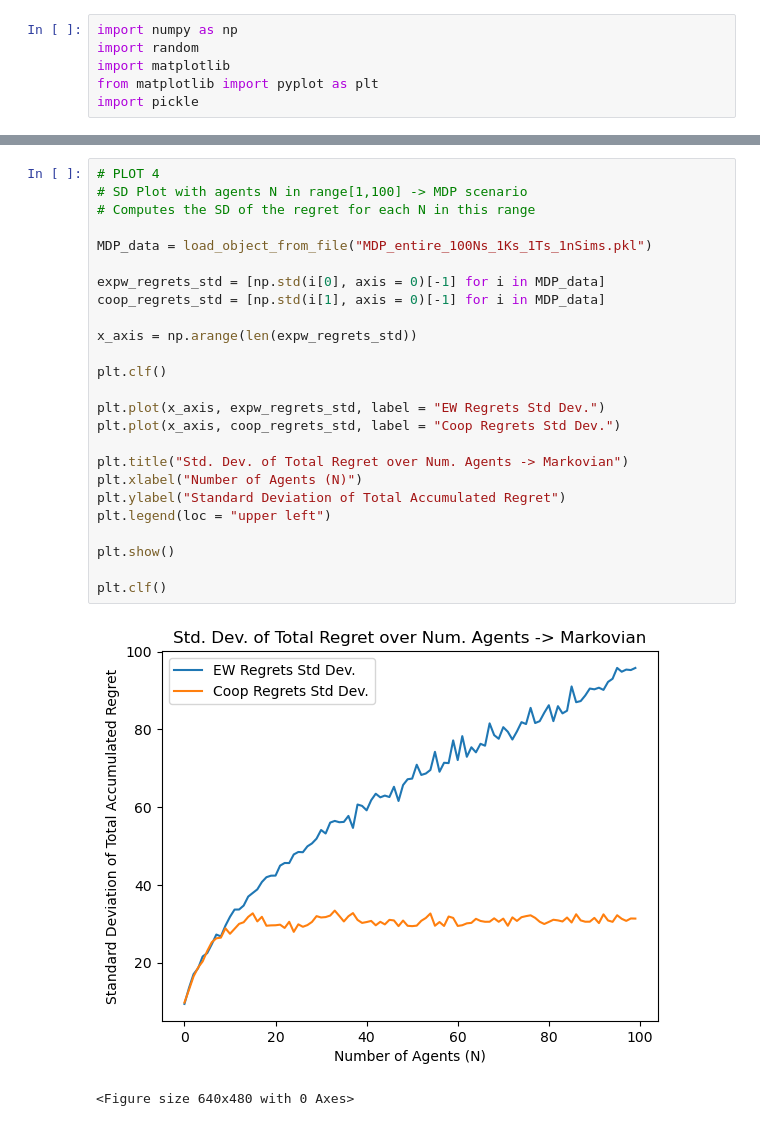
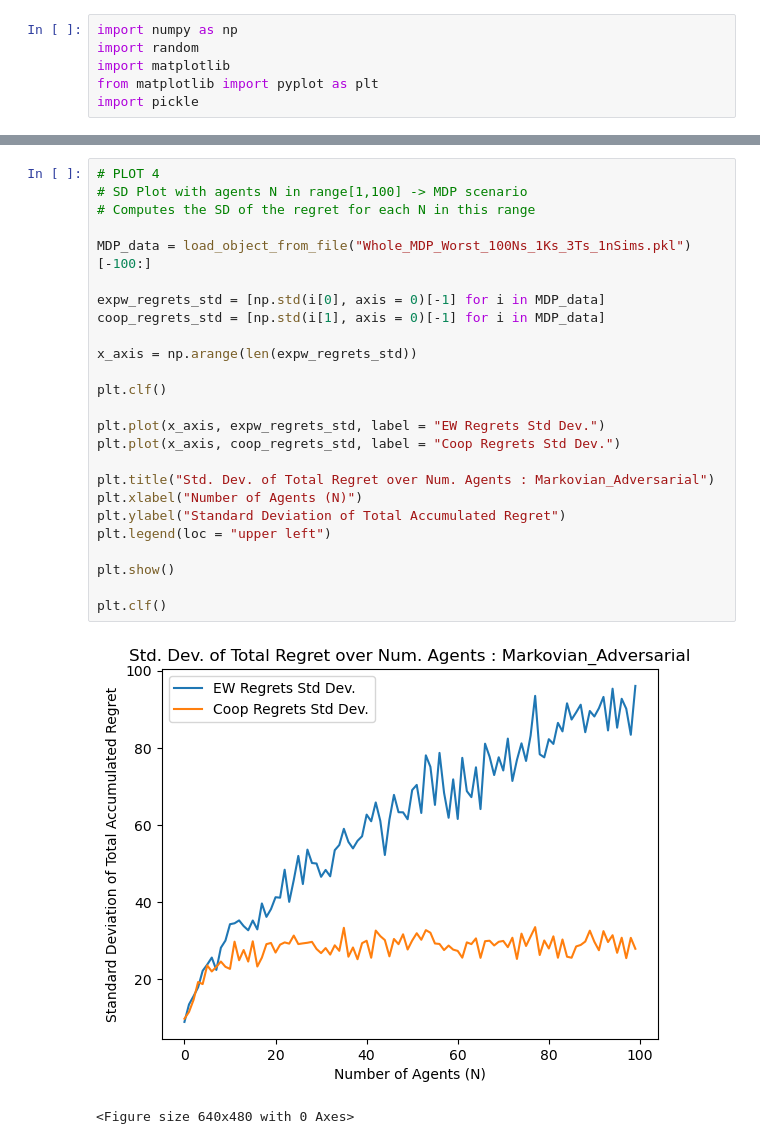
Before and after one commit to srijaladi/WeAreLegion, a Jupyter notebook: WeAreLegionCode.ipynb, the cells around one changed output, grey strips where cells are left out. Drawn from its saved outputs; the diff is of its cells as text.

```diff
--- a/WeAreLegionCode.ipynb
+++ b/WeAreLegionCode.ipynb
@@ -548,30 +563,30 @@ plt.clf()
 # %%
 # PLOT 4
 # SD Plot with agents N in range[1,100] -> MDP scenario
 # Computes the SD of the regret for each N in this range
 
-MDP_data = load_object_from_file("MDP_entire_100Ns_1Ks_1Ts_1nSims.pkl")
+MDP_data = load_object_from_file("Whole_MDP_Worst_100Ns_1Ks_3Ts_1nSims.pkl")[-100:]
 
 expw_regrets_std = [np.std(i[0], axis = 0)[-1] for i in MDP_data]
 coop_regrets_std = [np.std(i[1], axis = 0)[-1] for i in MDP_data]
 
 x_axis = np.arange(len(expw_regrets_std))
 
 plt.clf()
 
 plt.plot(x_axis, expw_regrets_std, label = "EW Regrets Std Dev.")
 plt.plot(x_axis, coop_regrets_std, label = "Coop Regrets Std Dev.")
 
-plt.title("Std. Dev. of Total Regret over Num. Agents -> Markovian")
+plt.title("Std. Dev. of Total Regret over Num. Agents : Markovian_Adversarial")
 plt.xlabel("Number of Agents (N)")
 plt.ylabel("Standard Deviation of Total Accumulated Regret")
 plt.legend(loc = "upper left")
 
 plt.show()
 
 plt.clf()
 # %% [output]
-[figure, old version]
+[figure, new version]
 <Figure size 640x480 with 0 Axes>
 # %%
 # PLOT 5
```
Also changed, not shown: parts of 6 cells of this notebook, 2 other files.
